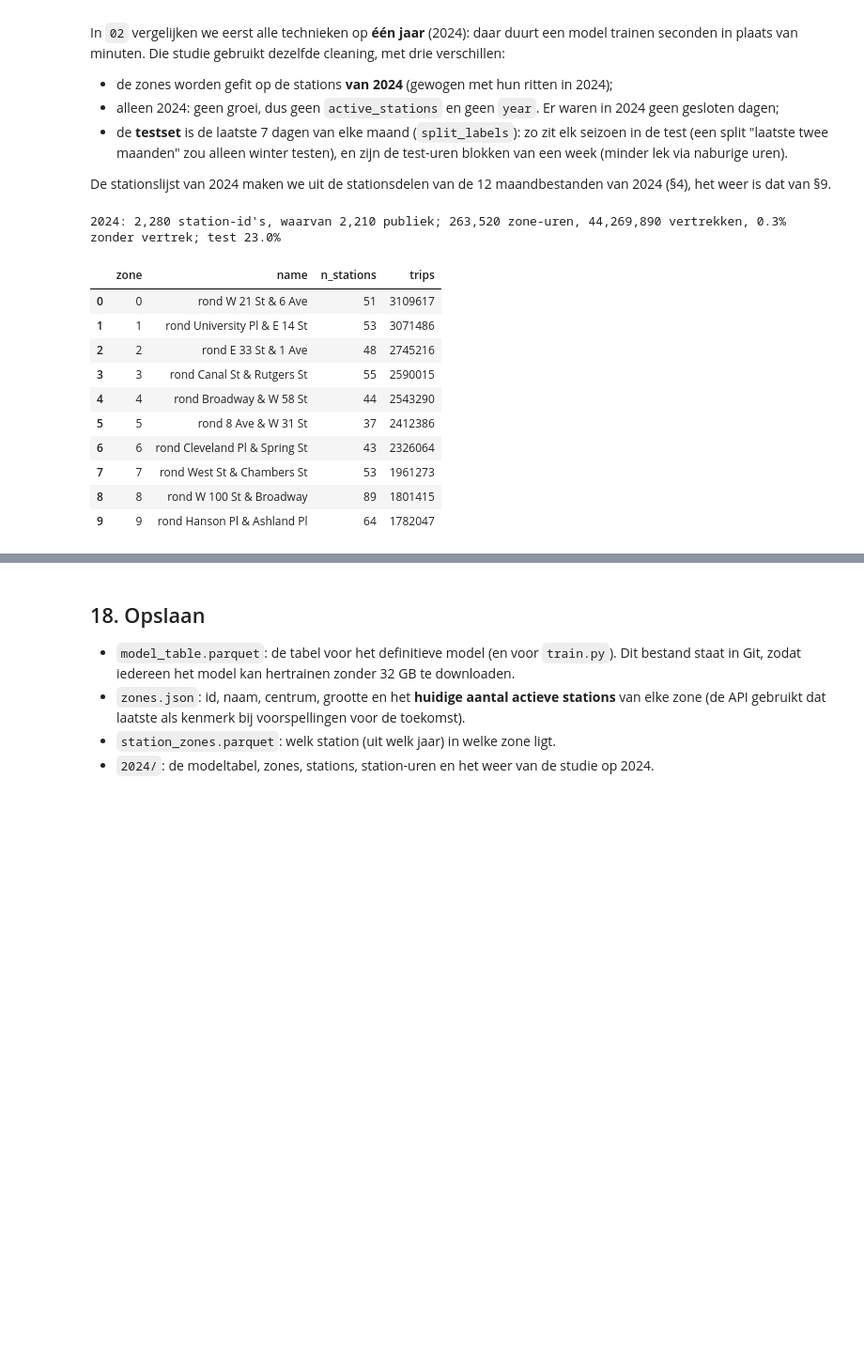
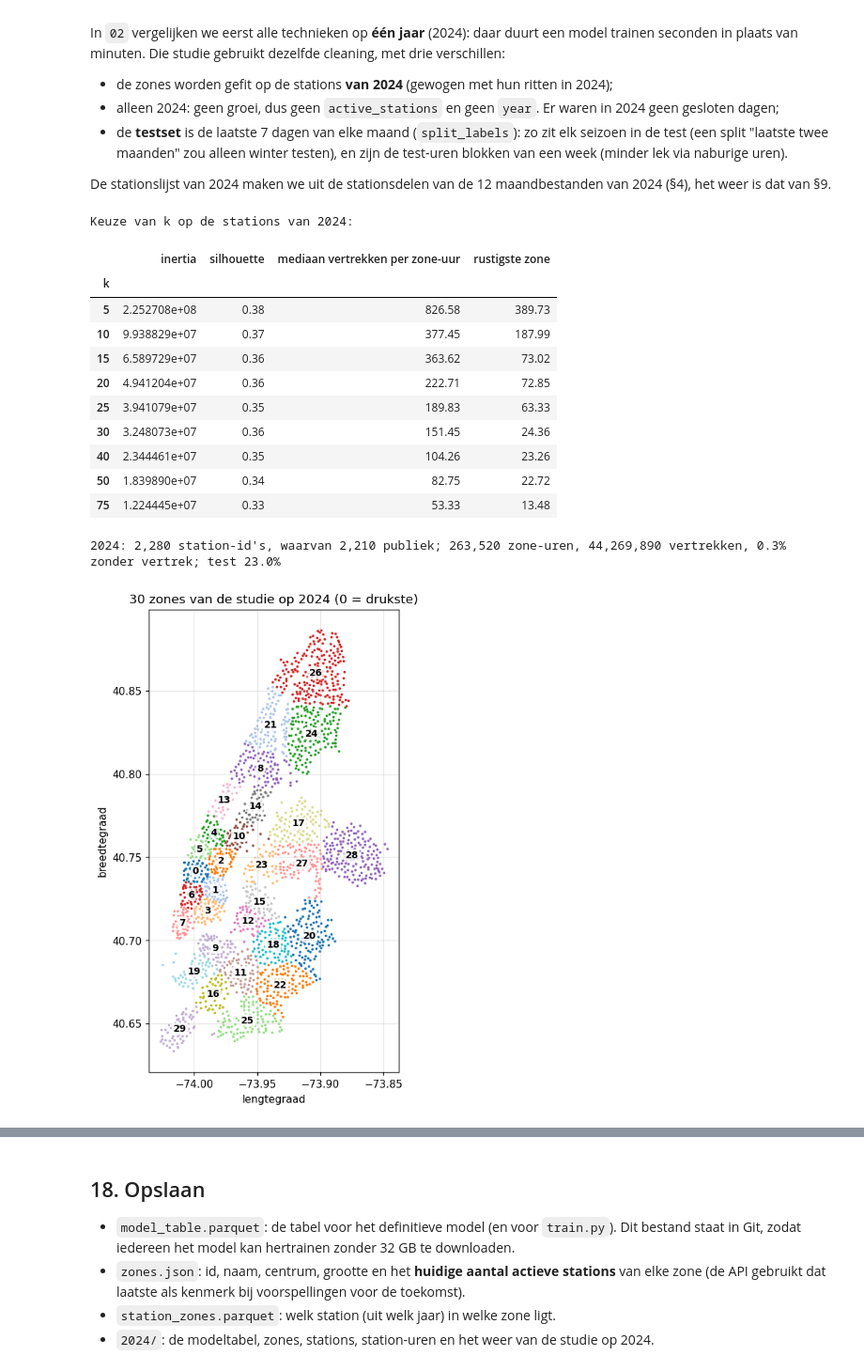
Before and after one commit to dmitcher7/CloudAI-Challenge, a Jupyter notebook: citi_bike/Kobe/Final/01_cleaning.ipynb, the cells around one changed output, grey strips where cells are left out. Shown at 94% size. Cells and saved outputs as stored; diff of their text form; code cells hidden in the pictures; blank space fills up the shorter version.

```diff
--- a/citi_bike/Kobe/Final/01_cleaning.ipynb
+++ b/citi_bike/Kobe/Final/01_cleaning.ipynb
@@ -968,0 +993,5 @@ Rustige, maar niet gesloten dagen (3–25% van normaal), een greep:
+# %%
+day_temp = weather.set_index("time")["temperature_c"].resample("D").mean().round(1).rename("temperatuur_c")
+quiet = low[(low["verhouding"] >= 0.03) & (low["verhouding"] < 0.25)].join(day_temp)
+print(f"Rustige, maar niet gesloten dagen (3–25% van normaal): {len(quiet)}")
+quiet
@@ -1330,42 +1378,64 @@ def build_zone_hour(station_hour: pd.DataFrame, station_zone: pd.Series, n_zones
     """Volledig rooster zone x uur voor één jaar (uren zonder vertrek = 0), met het weer erbij."""
     sh = station_hour.assign(zone=station_hour["start_station_id"].map(station_zone))
     sh = sh[sh["zone"].notna() & (sh["time"].dt.year == year)]
     counts = sh.groupby(["zone", "time"])[["trips", "members", "electric"]].sum()
     hours = pd.date_range(f"{year}-01-01 00:00", f"{year}-12-31 23:00", freq="h")
     grid = pd.MultiIndex.from_product([range(n_zones), hours], names=["zone", "time"])
     counts.index = counts.index.set_levels(counts.index.levels[0].astype(int), level=0)
     return counts.reindex(grid, fill_value=0).reset_index().merge(weather, on="time", how="left")
 
 
 sh24 = pd.concat(pd.read_parquet(p) for p in sorted((DATA_DIR / "station_hour").glob("2024*.parquet")))
 sh24 = sh24.groupby(["start_station_id", "time"], as_index=False)[["trips", "members", "electric"]].sum()
 st24 = combine_stations(pd.concat(pd.read_parquet(p) for p in sorted((DATA_DIR / "_stations").glob("2024*.parquet"))))
 st24["lat"] = st24.pop("lat_sum") / st24["trips"]
 st24["lng"] = st24.pop("lng_sum") / st24["trips"]
 st24 = st24[["start_station_id", "name", "lat", "lng", "trips"]]
 w24 = weather[weather["time"].dt.year == 2024].drop(columns="snow_depth_cm").reset_index(drop=True)
 
 public24 = clean_stations(st24).query("keep").reset_index(drop=True)
+X_km24 = to_km(public24["lat"], public24["lng"])
+rows24 = []
+for k in [5, 10, 15, 20, 25, 30, 40, 50, 75]:
+    km = fit_zones(public24, k)
+    labels = km.predict(X_km24)
+    per_zone = public24.groupby(labels)["trips"].sum() / (366 * 24)
+    rows24.append({"k": k, "inertia": km.inertia_, "silhouette": silhouette_score(X_km24, labels, sample_size=2000, random_state=SEED),
+                   "mediaan vertrekken per zone-uur": per_zone.median(), "rustigste zone": per_zone.min()})
+print("Keuze van k op de stations van 2024:")
+display(pd.DataFrame(rows24).set_index("k").round(2))
 kmeans24 = fit_zones(public24, N_ZONES)
 zones24 = zone_table(public24, kmeans24)
 public24["zone"] = assign_zones(public24, kmeans24, zones24)
 table24 = build_zone_hour(sh24, public24.set_index("start_station_id")["zone"], N_ZONES, w24, 2024)
 table24["split"] = split_labels(table24["time"])
 table24 = table24.astype({"zone": "int16", "trips": "int32", "members": "int32", "electric": "int32"})
 print(f"2024: {len(st24):,} station-id's, waarvan {len(public24):,} publiek; {len(table24):,} zone-uren, "
       f"{table24['trips'].sum():,} vertrekken, {(table24['trips'] == 0).mean():.1%} zonder vertrek; "
       f"test {(table24['split'] == 'test').mean():.1%}")
+fig, ax = plt.subplots(figsize=(7, 8))
+for z in zones24["zone"]:
+    part = public24[public24["zone"] == z]
+    ax.scatter(part["lng"], part["lat"], s=6, color=cmap(z % 20), lw=0)
+for _, z in zones24.iterrows():
+    ax.text(z["lng"], z["lat"], str(z["zone"]), fontsize=9, weight="bold", ha="center", va="center",
+            bbox=dict(boxstyle="round,pad=.15", fc="white", ec="none", alpha=.8))
+ax.set(title="30 zones van de studie op 2024 (0 = drukste)", xlabel="lengtegraad", ylabel="breedtegraad")
+ax.set_aspect(1 / np.cos(np.radians(40.73)))
+plt.show()
 zones24[["zone", "name", "n_stations", "trips"]].head(10)
 # %% [output]
-2024: 2,280 station-id's, waarvan 2,210 publiek; 263,520 zone-uren, 44,269,890 vertrekken, 0.3% zonder vertrek; test 23.0%
+Keuze van k op de stations van 2024:
-|  | zone | name | n_stations | trips |
-| 0 | 0 | rond W 21 St & 6 Ave | 51 | 3109617 |
-| 1 | 1 | rond University Pl & E 14 St | 53 | 3071486 |
-| 2 | 2 | rond E 33 St & 1 Ave | 48 | 2745216 |
-| 3 | 3 | rond Canal St & Rutgers St | 55 | 2590015 |
-| 4 | 4 | rond Broadway & W 58 St | 44 | 2543290 |
-| 5 | 5 | rond 8 Ave & W 31 St | 37 | 2412386 |
-| 6 | 6 | rond Cleveland Pl & Spring St | 43 | 2326064 |
-| 7 | 7 | rond West St & Chambers St | 53 | 1961273 |
-| 8 | 8 | rond W 100 St & Broadway | 89 | 1801415 |
-| 9 | 9 | rond Hanson Pl & Ashland Pl | 64 | 1782047 |
+|  | inertia | silhouette | mediaan vertrekken per zone-uur | rustigste zone |
+| k |  |  |  |  |
+| 5 | 2.252708e+08 | 0.38 | 826.58 | 389.73 |
+| 10 | 9.938829e+07 | 0.37 | 377.45 | 187.99 |
+| 15 | 6.589729e+07 | 0.36 | 363.62 | 73.02 |
+| 20 | 4.941204e+07 | 0.36 | 222.71 | 72.85 |
+| 25 | 3.941079e+07 | 0.35 | 189.83 | 63.33 |
+| 30 | 3.248073e+07 | 0.36 | 151.45 | 24.36 |
+| 40 | 2.344461e+07 | 0.35 | 104.26 | 23.26 |
+| 50 | 1.839890e+07 | 0.34 | 82.75 | 22.72 |
+| 75 | 1.224445e+07 | 0.33 | 53.33 | 13.48 |
+2024: 2,280 station-id's, waarvan 2,210 publiek; 263,520 zone-uren, 44,269,890 vertrekken, 0.3% zonder vertrek; test 23.0%
+[figure, added]
```
Also changed, not shown: parts of 11 cells of this notebook, 10 other files.
